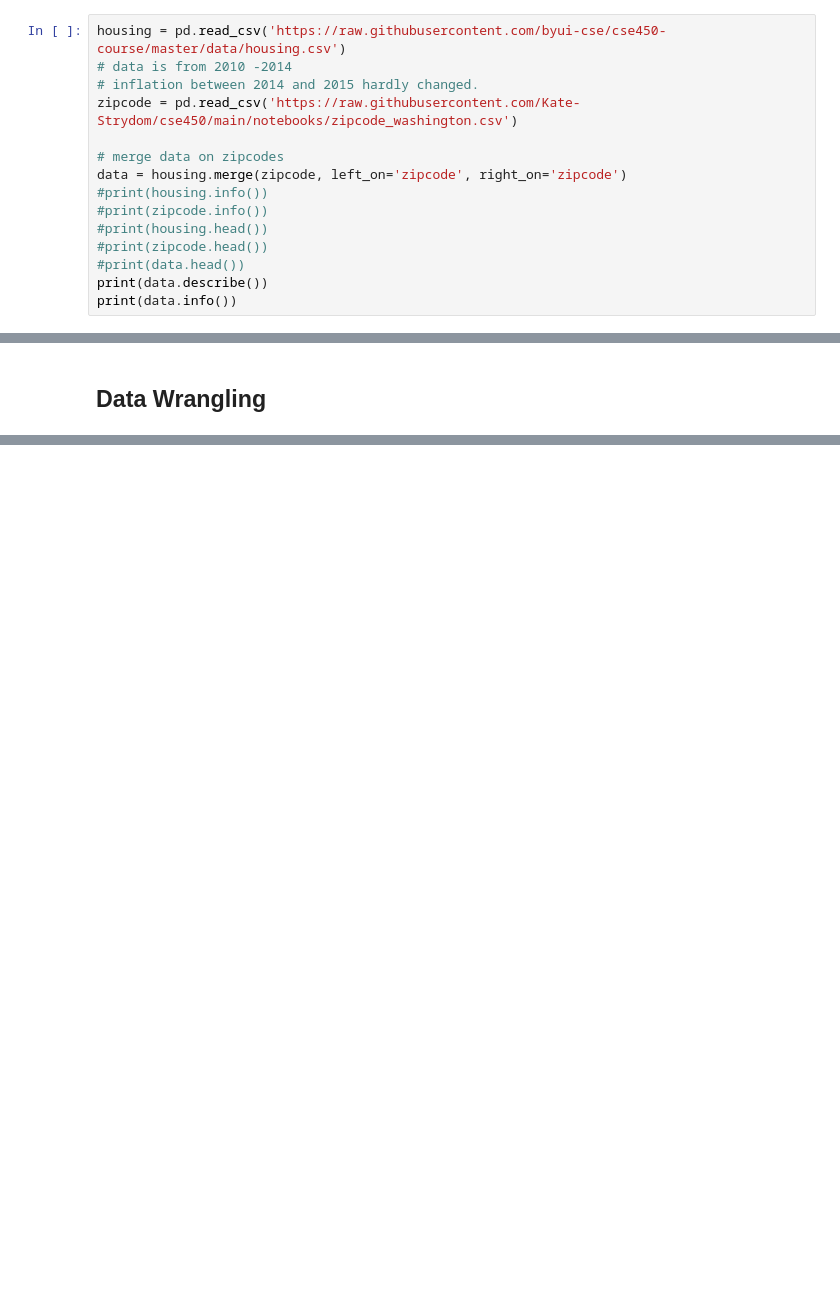
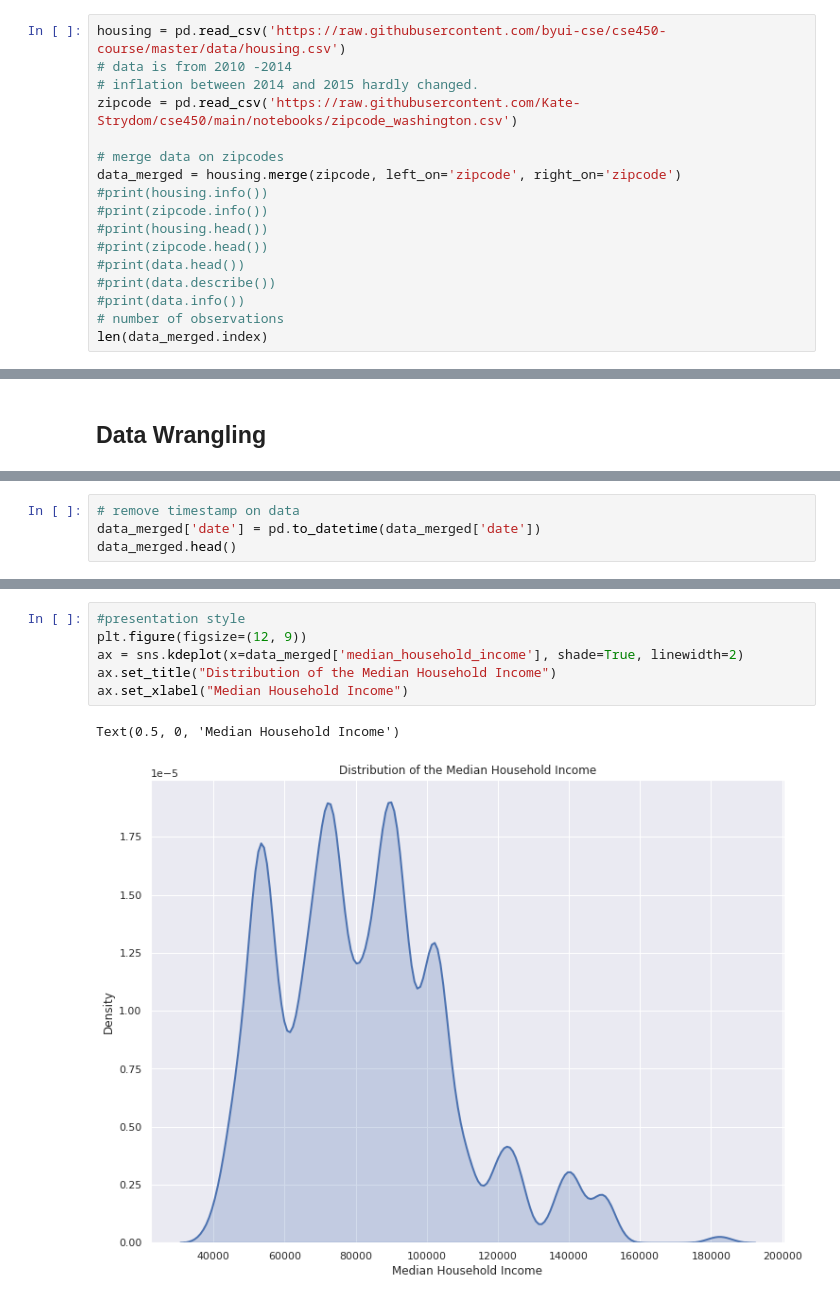
Before and after one commit to Kate-Strydom/cse450, a Jupyter notebook: house_price.ipynb, the cells around one changed output, grey strips where cells are left out. Drawn from its saved outputs; the diff is of its cells as text; blank space fills up the shorter version.

```diff
--- a/house_price.ipynb
+++ b/house_price.ipynb
@@ -27,12 +43,14 @@ housing = pd.read_csv('https://raw.githubusercontent.com/byui-cse/cse450-course/
 zipcode = pd.read_csv('https://raw.githubusercontent.com/Kate-Strydom/cse450/main/notebooks/zipcode_washington.csv')
 
 # merge data on zipcodes
-data = housing.merge(zipcode, left_on='zipcode', right_on='zipcode')
+data_merged = housing.merge(zipcode, left_on='zipcode', right_on='zipcode')
 #print(housing.info())
 #print(zipcode.info())
 #print(housing.head())
 #print(zipcode.head())
 #print(data.head())
-print(data.describe())
-print(data.info())
+#print(data.describe())
+#print(data.info())
+# number of observations
+len(data_merged.index)
 # %% [output]
@@ -260,0 +62,4 @@ result_scaled
+# %%
+# remove timestamp on data
+data_merged['date'] = pd.to_datetime(data_merged['date'])
+data_merged.head()
@@ -260,0 +79,9 @@ result_scaled
+# %%
+#presentation style
+plt.figure(figsize=(12, 9))
+ax = sns.kdeplot(x=data_merged['median_household_income'], shade=True, linewidth=2)
+ax.set_title("Distribution of the Median Household Income")
+ax.set_xlabel("Median Household Income")
+# %% [output]
+Text(0.5, 0, 'Median Household Income')
+[figure, added]
```
Also changed, not shown: parts of 62 cells of this notebook.
